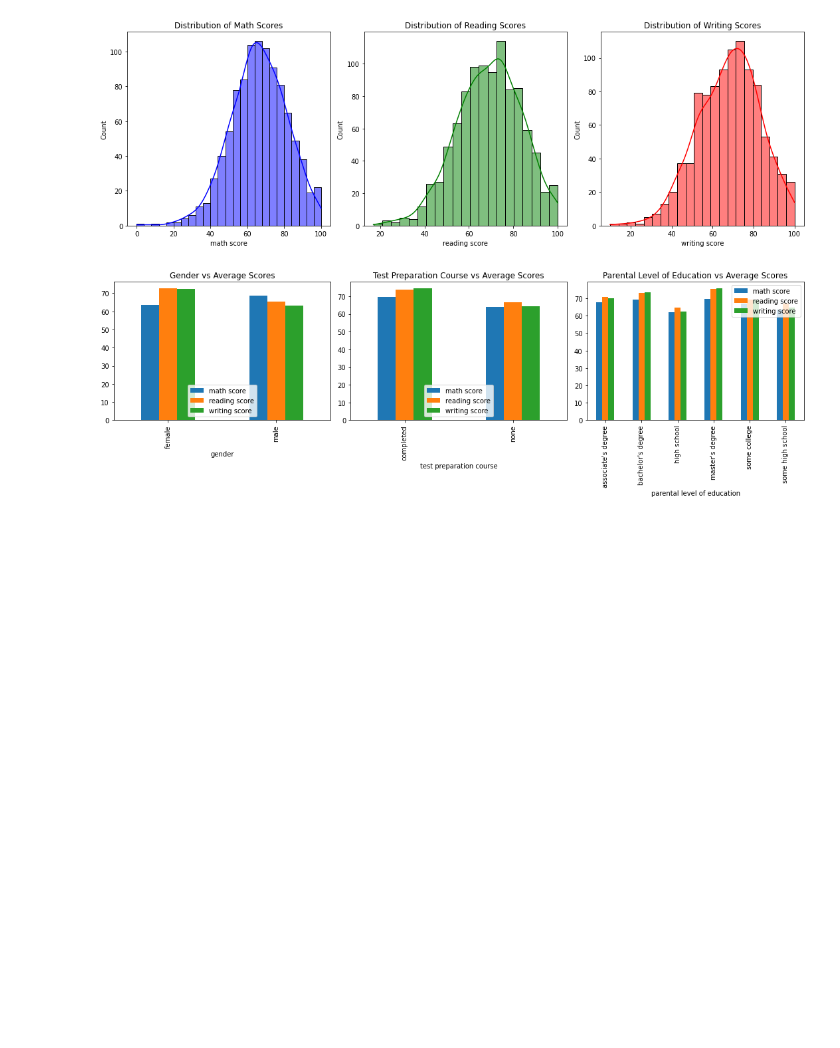
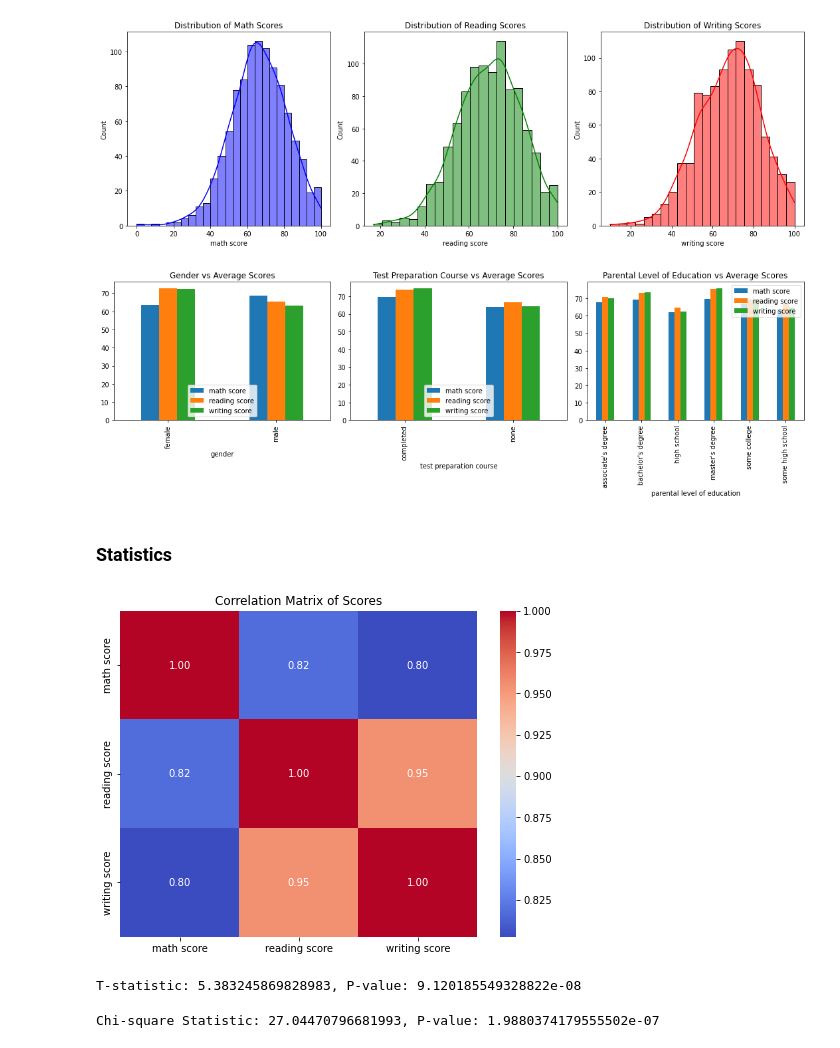
Before and after one commit to NitinJayavarapu12/Student-Performance, a Jupyter notebook: Student_code.ipynb, the cells around one changed output. Drawn from its saved outputs; the diff is of its cells as text; code cells hidden in the pictures; blank space fills up the shorter version.

Commit message:
Stats done

```diff
--- a/Student_code.ipynb
+++ b/Student_code.ipynb
@@ -82,3 +83,31 @@ plt.tight_layout()
 plt.show()
 # %% [output]
 [figure]
+# %% [markdown]
+### Statistics
+# %%
+# Correlation Analysis
+plt.figure(figsize=(8, 6))
+corr = df[['math score', 'reading score', 'writing score']].corr()
+sns.heatmap(corr, annot=True, cmap='coolwarm', fmt=".2f")
+plt.title('Correlation Matrix of Scores')
+plt.show()
+# %% [output]
+[figure, added]
+# %%
+#Gender comparison using t-test
+male_math_scores = df[df["gender"] == "male"]["math score"]
+female_math_scores = df[df["gender"] == "female"]["math score"]
+
+t_stat, p_value = stats.ttest_ind(male_math_scores, female_math_scores)
+print(f"T-statistic: {t_stat}, P-value: {p_value}")
+# %% [output]
+T-statistic: 5.383245869828983, P-value: 9.120185549328822e-08
+# %%
+#Chi-square test for independence between categorical variables
+df["result"] = np.where((df["math score"] >= 50) & (df["reading score"] >= 50) & (df["writing score"] >= 50), "pass", "fail")
+contingency_table = pd.crosstab(df["result"], df["test preparation course"])
+chi2, p, dof, expected = stats.chi2_contingency(contingency_table)
+print(f"Chi-square Statistic: {chi2}, P-value: {p}")
+# %% [output]
+Chi-square Statistic: 27.04470796681993, P-value: 1.9880374179555502e-07
```
Also changed, not shown: parts of 1 cell of this notebook.
